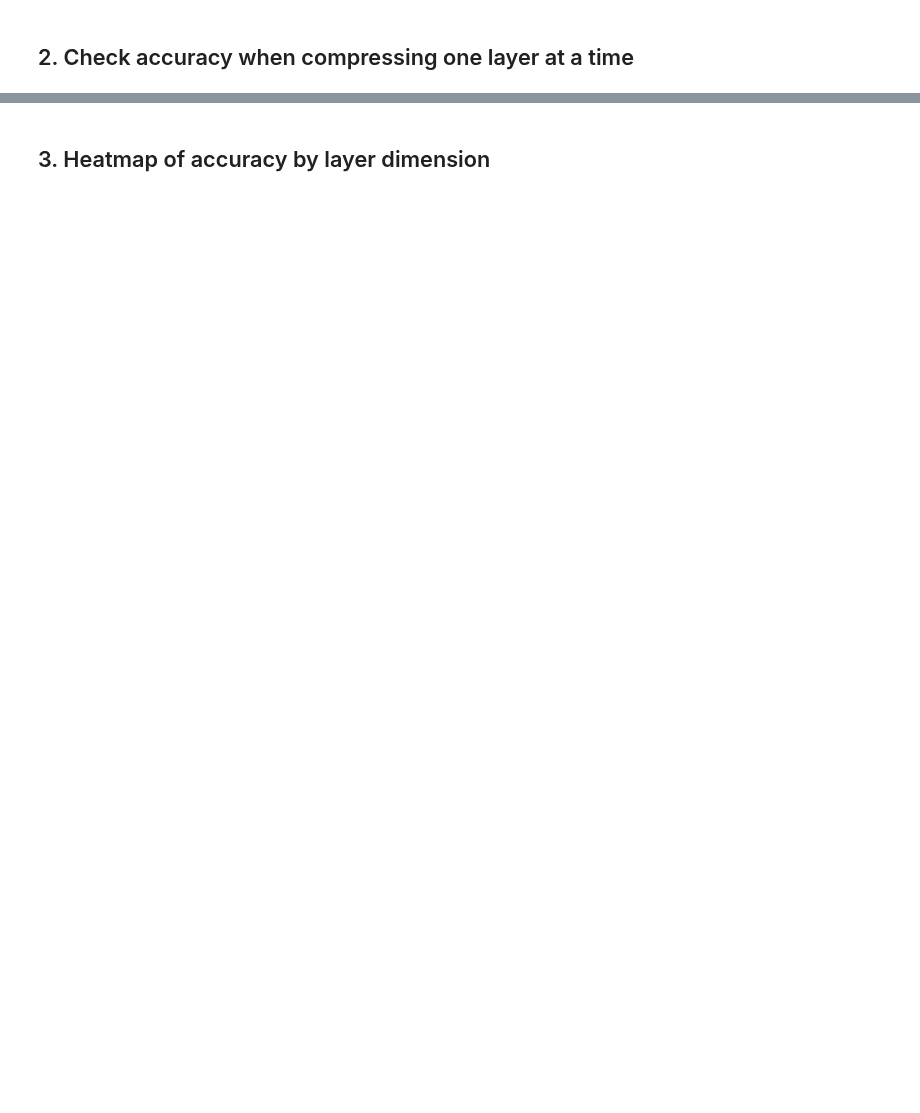
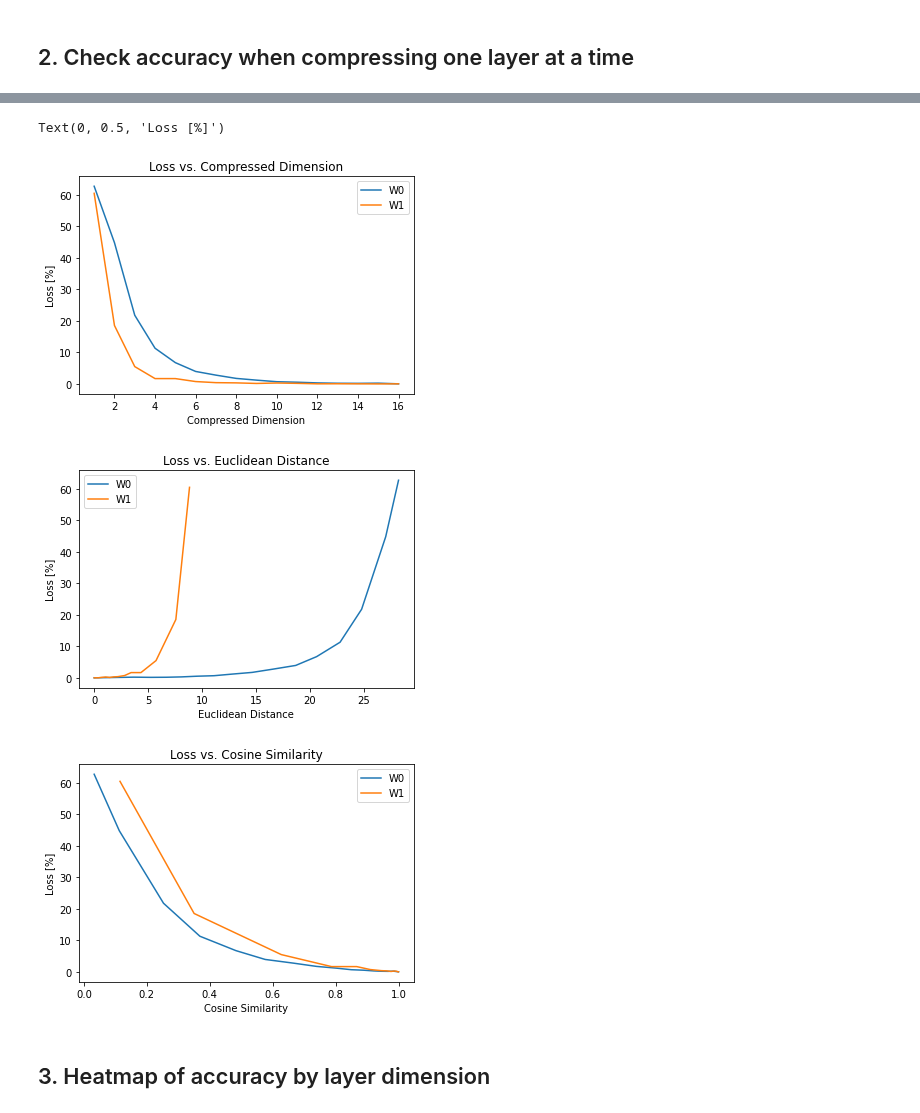
Before and after one commit to aaronleesander/DMRG-inspired-Algorithms-for-Neural-Network-Compression, a Jupyter notebook: DMRG/FC2_Single_Model.ipynb, the cells around one changed output, grey strips where cells are left out. Drawn from its saved outputs; the diff is of its cells as text; code cells hidden in the pictures; blank space fills up the shorter version.

Commit message:
plots separated from calculation in single model and weights matrix notebooks

```diff
--- a/DMRG/FC2_Single_Model.ipynb
+++ b/DMRG/FC2_Single_Model.ipynb
@@ -293,3 +265,34 @@ Text(0, 0.5, 'Loss [%]')
+# %%
+plt.figure()
+
+plt.plot(range(1, len(compressed_MPS_0)+1), loss0, label="W0")
+plt.plot(range(1, len(compressed_MPS_1)+1), loss1, label="W1")
+
+plt.legend()
+plt.title('Loss vs. Compressed Dimension')
+plt.xlabel('Compressed Dimension')
+plt.ylabel('Loss [%]')
+
+plt.figure()
+plt.plot(dist0, loss0, label="W0")
+plt.plot(dist1, loss1, label="W1")
+plt.legend()
+plt.title('Loss vs. Euclidean Distance')
+plt.xlabel('Euclidean Distance')
+plt.ylabel('Loss [%]')
+
+plt.figure()
+plt.plot(sim0, loss0, label="W0")
+plt.plot(sim1, loss1, label="W1")
+plt.legend()
+plt.title('Loss vs. Cosine Similarity')
+plt.xlabel('Cosine Similarity')
+plt.ylabel('Loss [%]')
+# %% [output]
+Text(0, 0.5, 'Loss [%]')
+[figure, added]
+[figure, added]
+[figure, added]
 # %%
 # ### Check changes in W1 for constant W0
 # plt.figure()
```
Also changed, not shown: parts of 10 cells of this notebook, 1 other file.
